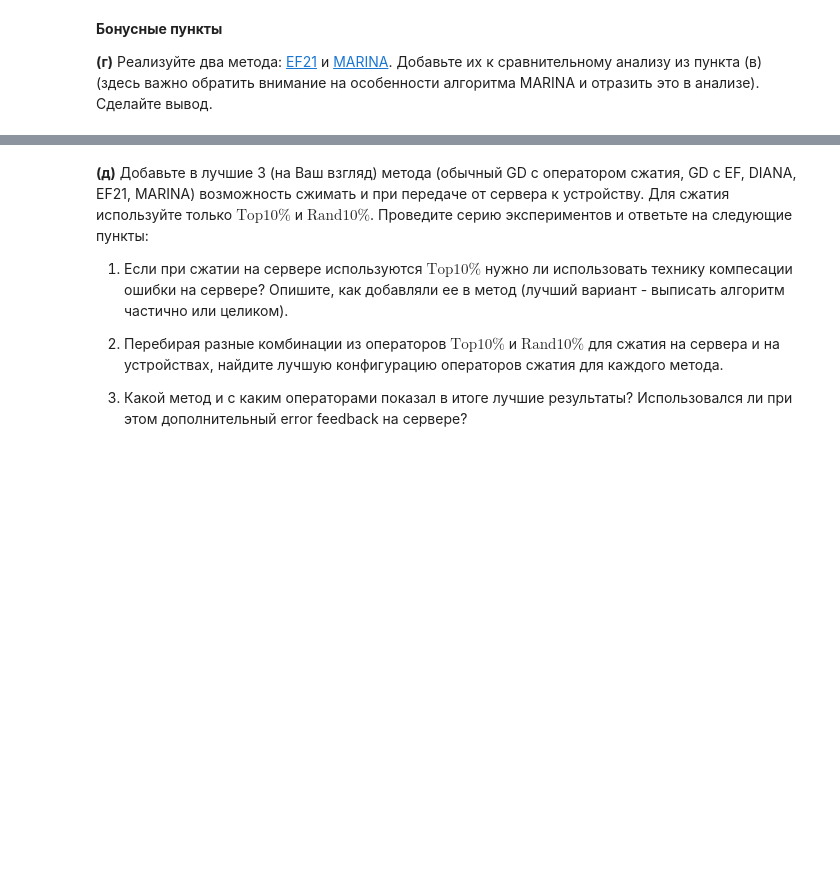
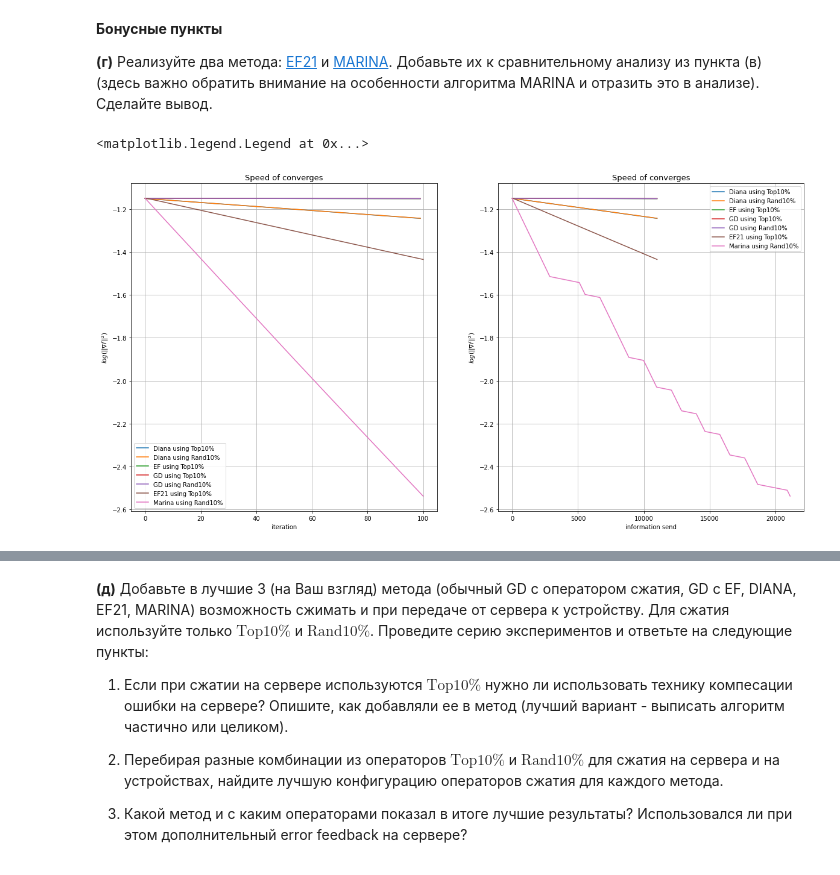
Before and after one commit to HAshIRa7/Optimization-methods, a Jupyter notebook: Optimization_HW_7.ipynb, the cells around one changed output, grey strips where cells are left out. Drawn from its saved outputs; the diff is of its cells as text; code cells hidden in the pictures; blank space fills up the shorter version.

Commit message:
MARINA, EF21, DIANA

```diff
--- a/Optimization_HW_7.ipynb
+++ b/Optimization_HW_7.ipynb
@@ -487,0 +583,46 @@ __(г)__ Реализуйте два метода: [EF21](https://proceedings.ne
+# %%
+marina_rand_k = MARINA(workers_x, workers_y, 10, 1/(4 * L), 10**2, 'RandK', 0.1, d, L/1000, 0.1)
+# %%
+ef21_top_k = EF21(workers_x, workers_y, 10, 1/(L * (1 + np.sqrt(0.9))), 10**2, 'TopK', 0.1, d, L/1000)
+ef21_rand_k = EF21(workers_x, workers_y, 10, 1/(L * (1 + np.sqrt(0.9))), 10**2, 'RandK', 0.1, d, L/1000)
+# %%
+marina_rand_k.fit(X_train, y_train)
+# %%
+ef21_top_k.fit(X_train, y_train)
+ef21_rand_k.fit(X_train, y_train)
+# %%
+fig, ax = plt.subplots(1, 2, figsize=(20, 10))
+
+ax[0].set_title('Speed of converges', fontsize=13)
+ax[1].set_title('Speed of converges', fontsize=13)
+ax[0].grid()
+ax[1].grid()
+ax[0].set_xlabel('iteration', fontsize=10)
+ax[0].set_ylabel(r'$log(||\nabla f||^{2})$', fontsize=10)
+ax[1].set_xlabel('information send', fontsize=10)
+ax[1].set_ylabel(r'$log(||\nabla f||^{2})$', fontsize=10)
+
+ax[0].plot(range(0, diana_top_k.max_iter, 1), np.log(diana_top_k.grad_history), label = 'Diana using Top10%')
+ax[0].plot(range(0, diana_rand_k.max_iter, 1), np.log(diana_rand_k.grad_history), label = 'Diana using Rand10%')
+ax[0].plot(range(0, ef_top_k.max_iter, 1), np.log(ef_top_k.grad_history), label = 'EF using Top10%')
+#ax[0].plot(range(0, ef_rand_k.max_iter, 1), np.log(ef_rand_k.grad_history), label = 'EF using Rand10%')
+ax[0].plot(range(0, gd_top_k.max_iter, 1), np.log(gd_top_k.grad_history), label = 'GD using Top10%')
+ax[0].plot(range(0, gd_rand_k.max_iter, 1), np.log(gd_rand_k.grad_history), label = 'GD using Rand10%')
+ax[0].plot(range(0, ef21_top_k.max_iter + 1, 1), np.log(ef21_top_k.grad_history), label = 'EF21 using Top10%')
+#ax[0].plot(range(0, ef21_rand_k.max_iter + 1, 1), np.log(ef21_rand_k.grad_history), label = 'EF21 using Rand10%')
+ax[0].plot(range(0, marina_rand_k.max_iter + 1, 1), np.log(marina_rand_k.grad_history), label = 'Marina using Rand10%')
+ax[0].legend()
+
+ax[1].plot(diana_top_k.information_send, np.log(diana_top_k.grad_history), label = 'Diana using Top10%')
+ax[1].plot(diana_rand_k.information_send, np.log(diana_rand_k.grad_history), label = 'Diana using Rand10%')
+ax[1].plot(ef_top_k.information_send, np.log(ef_top_k.grad_history), label = 'EF using Top10%')
+#ax[1].plot(ef_rand_k.information_send, np.log(ef_rand_k.grad_history), label = 'EF using Rand10%')
+ax[1].plot(gd_top_k.information_send, np.log(gd_top_k.grad_history), label = 'GD using Top10%')
+ax[1].plot(gd_rand_k.information_send, np.log(gd_rand_k.grad_history), label = 'GD using Rand10%')
+ax[1].plot(ef21_top_k.information_send, np.log(ef21_top_k.grad_history), label = 'EF21 using Top10%')
+ax[1].plot(marina_rand_k.information_send, np.log(marina_rand_k.grad_history), label = 'Marina using Rand10%')
+#ax[1].plot(ef21_rand_k.information_send, np.log(ef21_rand_k.grad_history), label = 'EF21 using Rand10%')
+ax[1].legend()
+# %% [output]
+<matplotlib.legend.Legend at 0x...>
+[figure, added]
```
Also changed, not shown: parts of 37 cells of this notebook.
